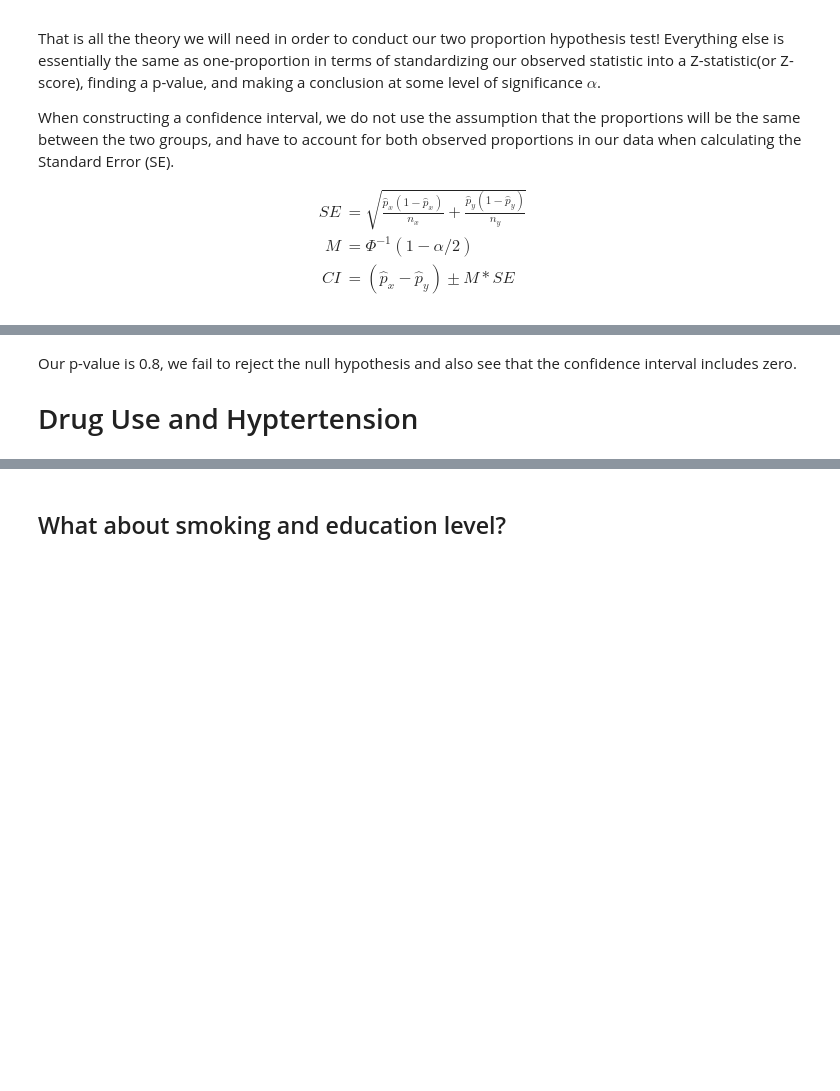
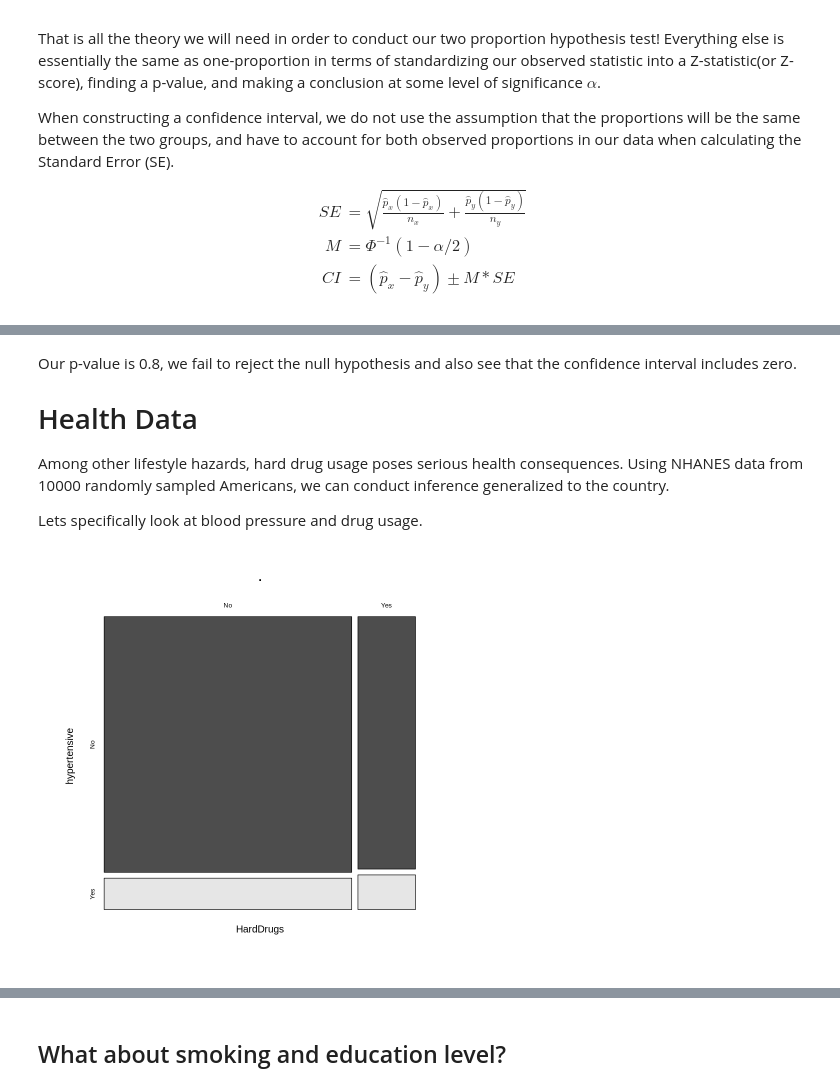
Before and after one commit to lonespear/MA206, a Jupyter notebook: lesson_13.ipynb, the cells around one changed output, grey strips where cells are left out. Saved outputs shown, nothing was run; the diff lists cells and outputs as text; code cells hidden in the pictures; blank space fills up the shorter version.

```diff
--- a/lesson_13.ipynb
+++ b/lesson_13.ipynb
@@ -211,7 +260,11 @@ CI = c(diff-multiplier*se, diff+multiplier*se)  ; CI # Confidence Interval
 # %% [markdown]
 Our p-value is 0.8, we fail to reject the null hypothesis and also see that the confidence interval includes zero.
 
-# Drug Use and Hyptertension
+# Health Data
+
+Among other lifestyle hazards, hard drug usage poses serious health consequences. Using NHANES data from 10000 randomly sampled Americans, we can conduct inference generalized to the country.
+
+Lets specifically look at blood pressure and drug usage.
 # %%
 health$hypertensive <- ifelse(health$BPSysAve >= 140 | health$BPDiaAve >= 90, "Yes", "No")
 
@@ -222,2 +273,4 @@ health_spec %>% select(hypertensive, HardDrugs) %>% table()
 # %%
-health_spec %>% select(HardDrugs, hypertensive) %>% table() %>% plot()
+health_spec %>% select(HardDrugs, hypertensive) %>% table() %>% plot(color=TRUE)
+# %% [output]
+[figure, added]
```
Also changed, not shown: parts of 39 cells of this notebook.
